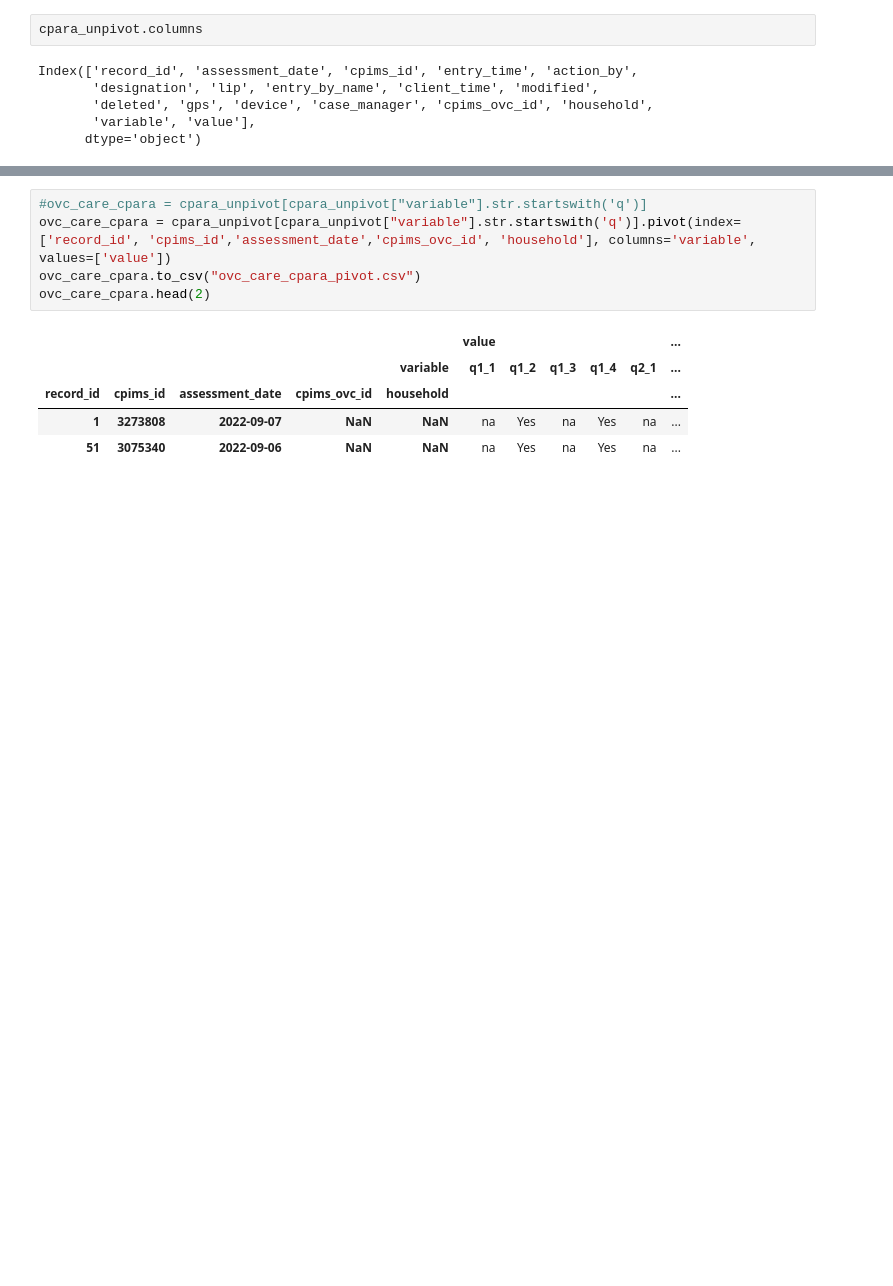
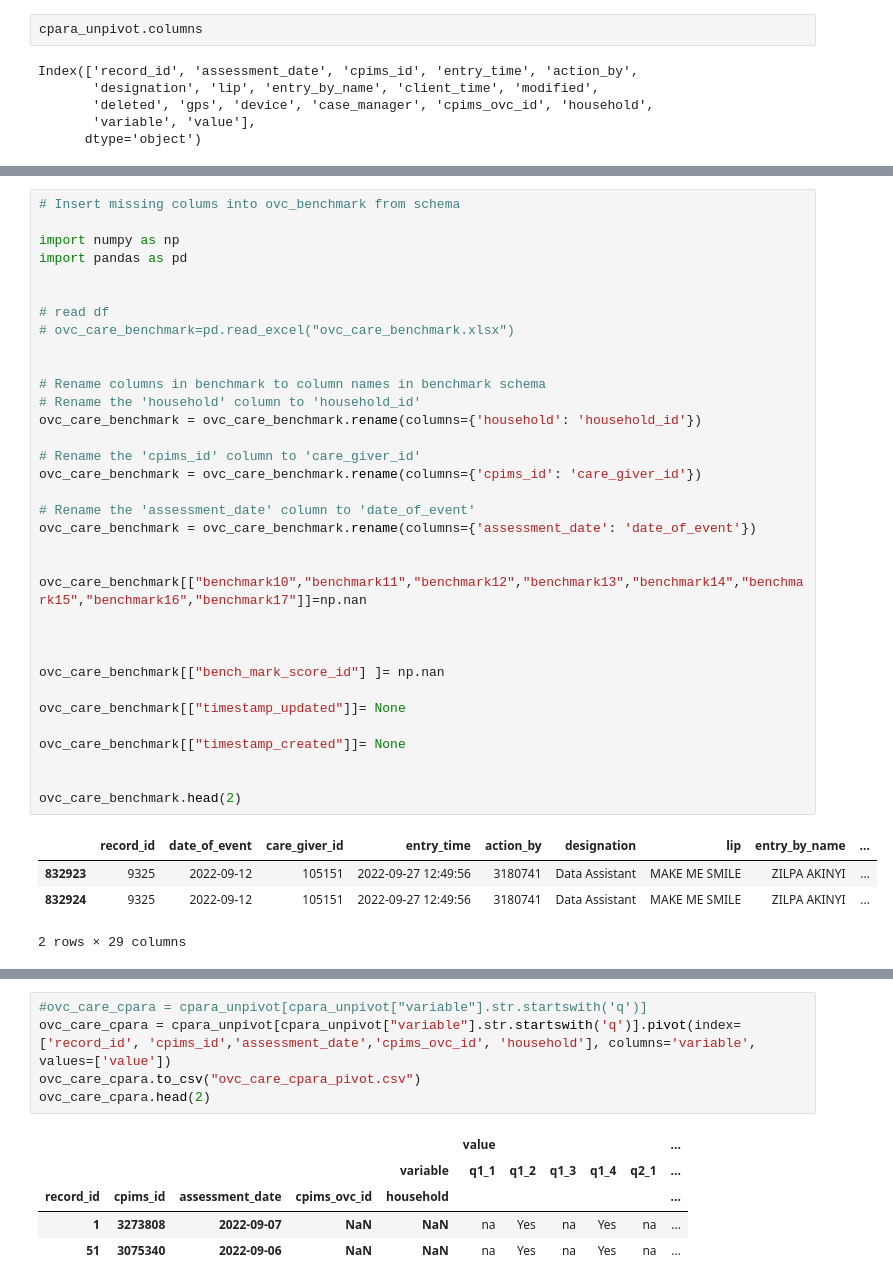
Before and after one commit to bmugwe/Usaid4thechild_data, a Jupyter notebook: MIS-CPIMS Data Import Test Script.ipynb, the cells around one changed output, grey strips where cells are left out. Cells and saved outputs as stored; diff of their text form; blank space fills up the shorter version.

```diff
--- a/MIS-CPIMS Data Import Test Script.ipynb
+++ b/MIS-CPIMS Data Import Test Script.ipynb
@@ -140,0 +156,39 @@ ovc_care_benchmark.head(2)
+# %%
+# Insert missing colums into ovc_benchmark from schema
+
+import numpy as np
+import pandas as pd
+
+
+# read df
+# ovc_care_benchmark=pd.read_excel("ovc_care_benchmark.xlsx")
+
+
+# Rename columns in benchmark to column names in benchmark schema
+# Rename the 'household' column to 'household_id'
+ovc_care_benchmark = ovc_care_benchmark.rename(columns={'household': 'household_id'})
+
+# Rename the 'cpims_id' column to 'care_giver_id'
+ovc_care_benchmark = ovc_care_benchmark.rename(columns={'cpims_id': 'care_giver_id'})
+
+# Rename the 'assessment_date' column to 'date_of_event'
+ovc_care_benchmark = ovc_care_benchmark.rename(columns={'assessment_date': 'date_of_event'})
+
+
+ovc_care_benchmark[["benchmark10","benchmark11","benchmark12","benchmark13","benchmark14","benchmark15","benchmark16","benchmark17"]]=np.nan
+
+
+
+ovc_care_benchmark[["bench_mark_score_id"] ]= np.nan
+
+ovc_care_benchmark[["timestamp_updated"]]= None
+
+ovc_care_benchmark[["timestamp_created"]]= None
+
+
+ovc_care_benchmark.head(2)
+# %% [output]
+|  | record_id | date_of_event | care_giver_id | entry_time | action_by | designation | lip | entry_by_name | ... |
+| 832923 | 9325 | 2022-09-12 | 105151 | 2022-09-27 12:49:56 | 3180741 | Data Assistant | MAKE ME SMILE | ZILPA AKINYI | ... |
+| 832924 | 9325 | 2022-09-12 | 105151 | 2022-09-27 12:49:56 | 3180741 | Data Assistant | MAKE ME SMILE | ZILPA AKINYI | ... |
+2 rows × 29 columns
```
Also changed, not shown: parts of 6 cells of this notebook, 4 other files.
